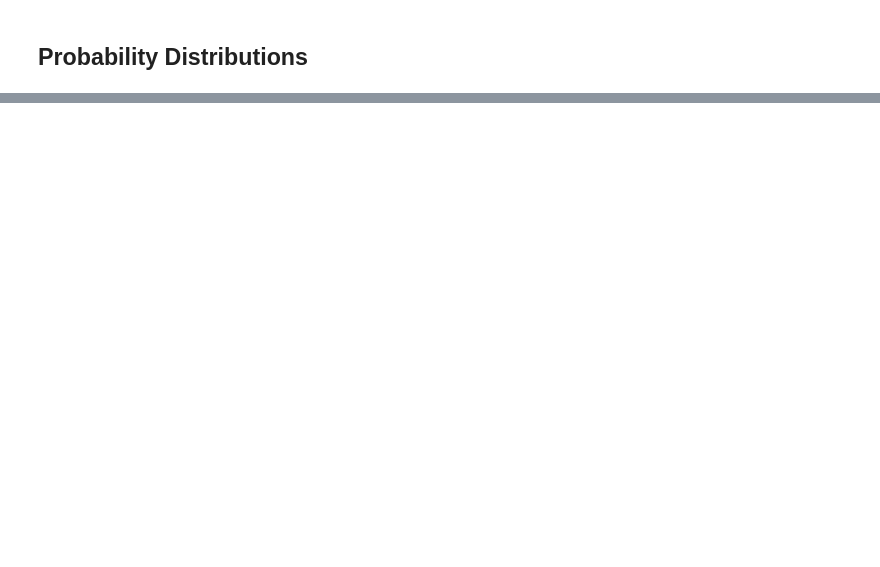
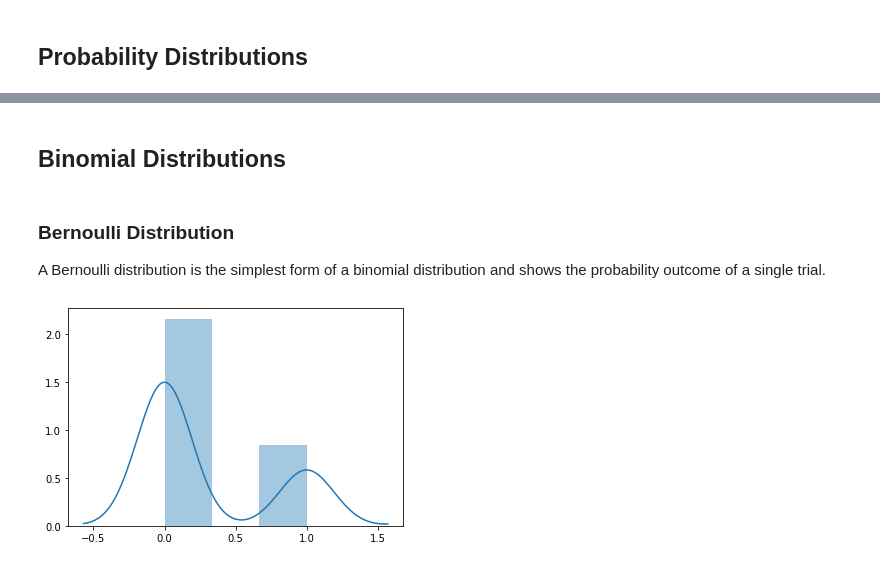
Before and after one commit to jonathanhild/notebooks, a Jupyter notebook: statistics_inferential.ipynb, the cells around one changed output, grey strips where cells are left out. Drawn from its saved outputs; the diff is of its cells as text; code cells hidden in the pictures; blank space fills up the shorter version.

```diff
--- a/statistics_inferential.ipynb
+++ b/statistics_inferential.ipynb
@@ -40,0 +46,12 @@ CDF tells us the probability that some event is less than a particular random va
+# %% [markdown]
+## Binomial Distributions
+# %% [markdown]
+### Bernoulli Distribution
+A Bernoulli distribution is the simplest form of a binomial distribution and shows the probability outcome of a single trial.
+# %%
+bd = binom.rvs(n=1, p=0.3, size=100)
+fig, ax = plt.subplots(figsize=(6, 4))
+ax = sns.distplot(bd)
+plt.show()
+# %% [output]
+[figure, added]
```
Also changed, not shown: parts of 25 cells of this notebook.
